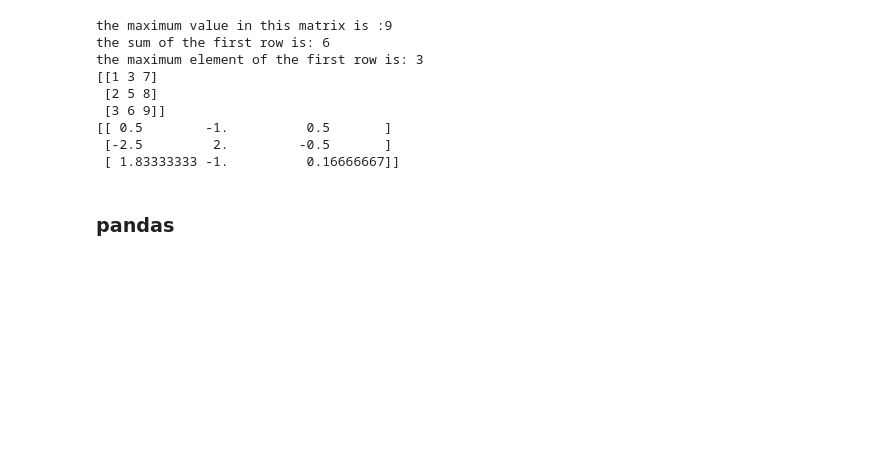
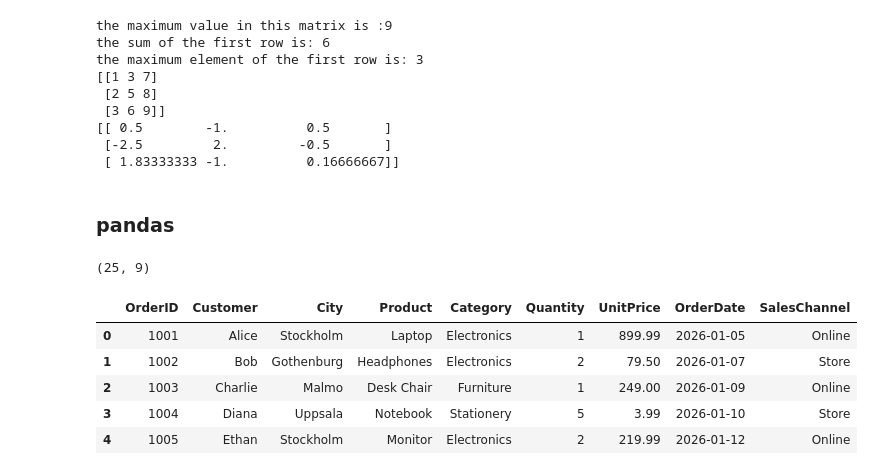
Before and after one commit to Hayelomgebreyesus/Statistical-Machine-Learning, a Jupyter notebook: introduction.ipynb, the cells around one changed output. Drawn from its saved outputs; the diff is of its cells as text; code cells hidden in the pictures; blank space fills up the shorter version.

```diff
--- a/introduction.ipynb
+++ b/introduction.ipynb
@@ -84,3 +84,17 @@ the maximum element of the first row is: 3
  [ 1.83333333 -1.          0.16666667]]
 # %% [markdown]
 ### pandas
+# %%
+url="https://github.com/Hayelomgebreyesus/Statistical-Machine-Learning/raw/refs/heads/main/sales.csv"
+
+df=pd.read_csv(url)
+print(df.shape)
+df.head()
+# %% [output]
+(25, 9)
+|  | OrderID | Customer | City | Product | Category | Quantity | UnitPrice | OrderDate | SalesChannel |
+| 0 | 1001 | Alice | Stockholm | Laptop | Electronics | 1 | 899.99 | 2026-01-05 | Online |
+| 1 | 1002 | Bob | Gothenburg | Headphones | Electronics | 2 | 79.50 | 2026-01-07 | Store |
+| 2 | 1003 | Charlie | Malmo | Desk Chair | Furniture | 1 | 249.00 | 2026-01-09 | Online |
+| 3 | 1004 | Diana | Uppsala | Notebook | Stationery | 5 | 3.99 | 2026-01-10 | Store |
+| 4 | 1005 | Ethan | Stockholm | Monitor | Electronics | 2 | 219.99 | 2026-01-12 | Online |
```
Also changed, not shown: parts of 3 cells of this notebook.
